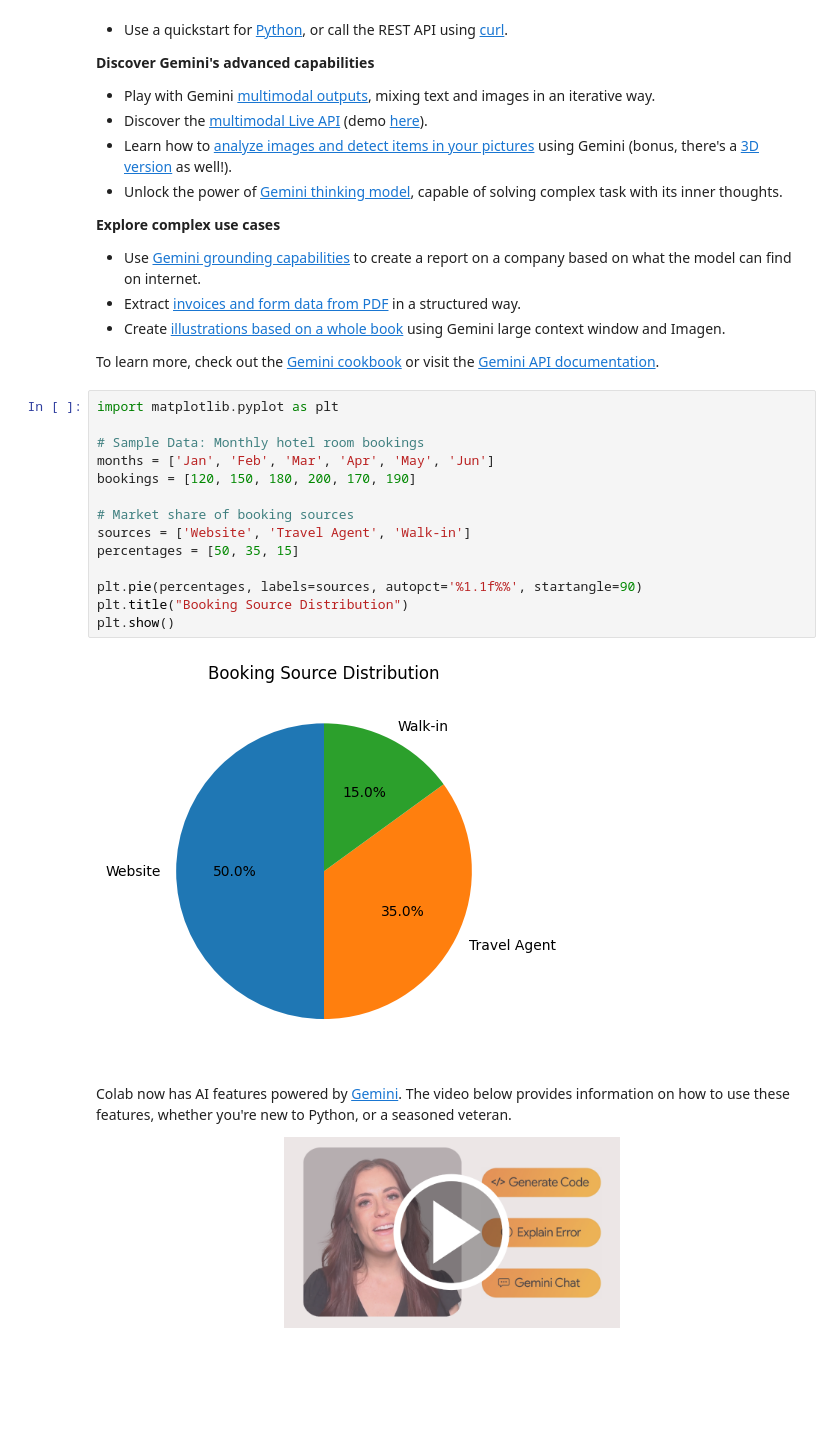
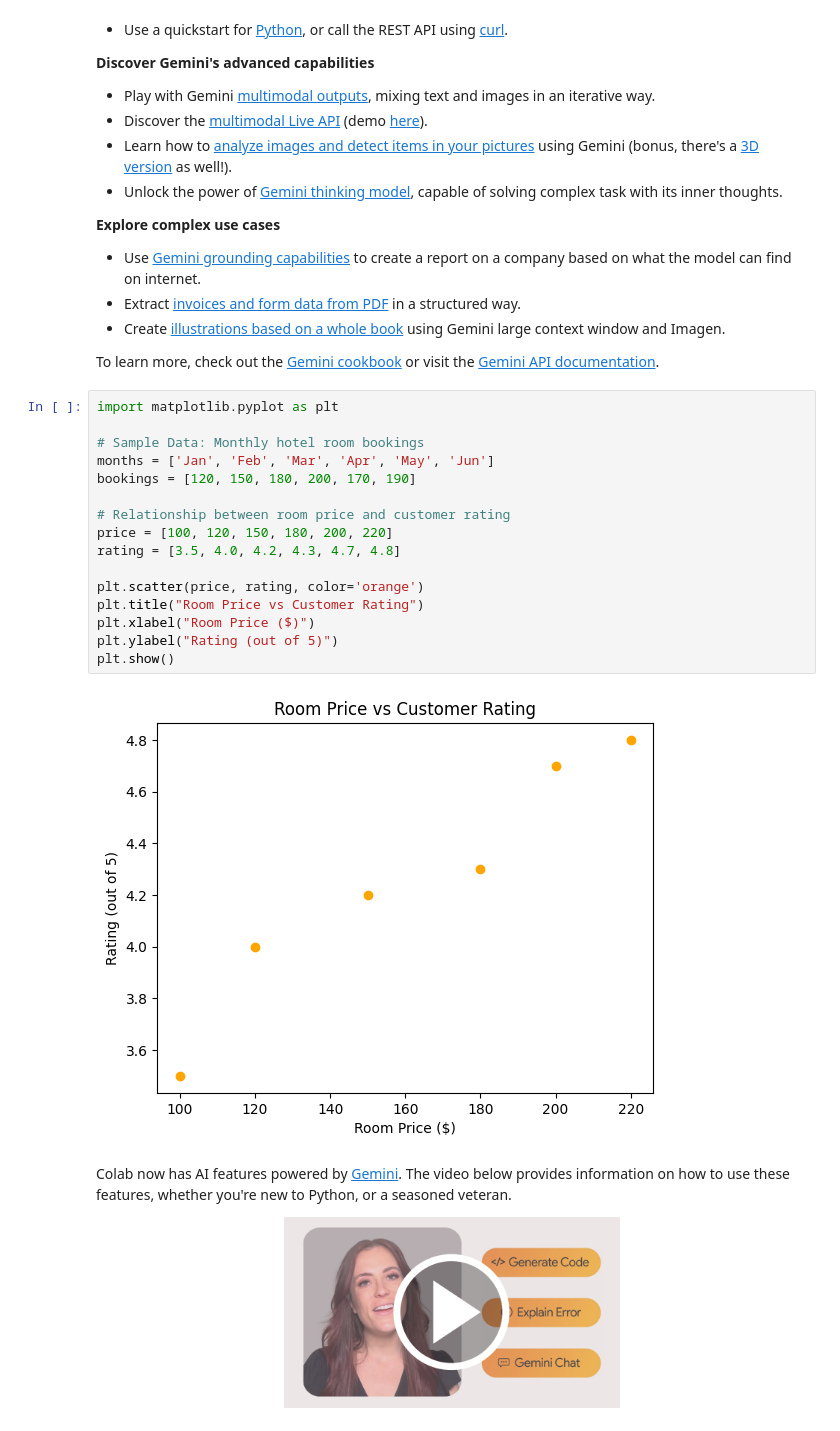
Before and after one commit to Rick007-11/Rick007-11, a Jupyter notebook: Copy_of_Welcome_To_Colab.ipynb, the cells around one changed output. Cells and saved outputs as stored; diff of their text form; blank space fills up the shorter version.

```diff
--- a/Copy_of_Welcome_To_Colab.ipynb
+++ b/Copy_of_Welcome_To_Colab.ipynb
@@ -34,22 +34,24 @@ The Gemini API gives you access to Gemini models created by Google DeepMind. Gem
 *  Create [illustrations based on a whole book](https://colab.research.google.com/github/google-gemini/cookbook/blob/main/examples/Book_illustration.ipynb) using Gemini large context window and Imagen.
 
 To learn more, check out the [Gemini cookbook](https://github.com/google-gemini/cookbook) or visit the [Gemini API documentation](https://ai.google.dev/docs/).
-# %%
-import matplotlib.pyplot as plt
-
-# Sample Data: Monthly hotel room bookings
-months = ['Jan', 'Feb', 'Mar', 'Apr', 'May', 'Jun']
-bookings = [120, 150, 180, 200, 170, 190]
-
-# Market share of booking sources
-sources = ['Website', 'Travel Agent', 'Walk-in']
-percentages = [50, 35, 15]
-
-plt.pie(percentages, labels=sources, autopct='%1.1f%%', startangle=90)
-plt.title("Booking Source Distribution")
-plt.show()
-# %% [output]
-[figure, removed]
+# %%
+import matplotlib.pyplot as plt
+
+# Sample Data: Monthly hotel room bookings
+months = ['Jan', 'Feb', 'Mar', 'Apr', 'May', 'Jun']
+bookings = [120, 150, 180, 200, 170, 190]
+
+# Relationship between room price and customer rating
+price = [100, 120, 150, 180, 200, 220]
+rating = [3.5, 4.0, 4.2, 4.3, 4.7, 4.8]
+
+plt.scatter(price, rating, color='orange')
+plt.title("Room Price vs Customer Rating")
+plt.xlabel("Room Price ($)")
+plt.ylabel("Rating (out of 5)")
+plt.show()
+# %% [output]
+[figure, added]
 # %% [markdown]
 Colab now has AI features powered by [Gemini](https://gemini.google.com). The video below provides information on how to use these features, whether you're new to Python, or a seasoned veteran.
 
```
